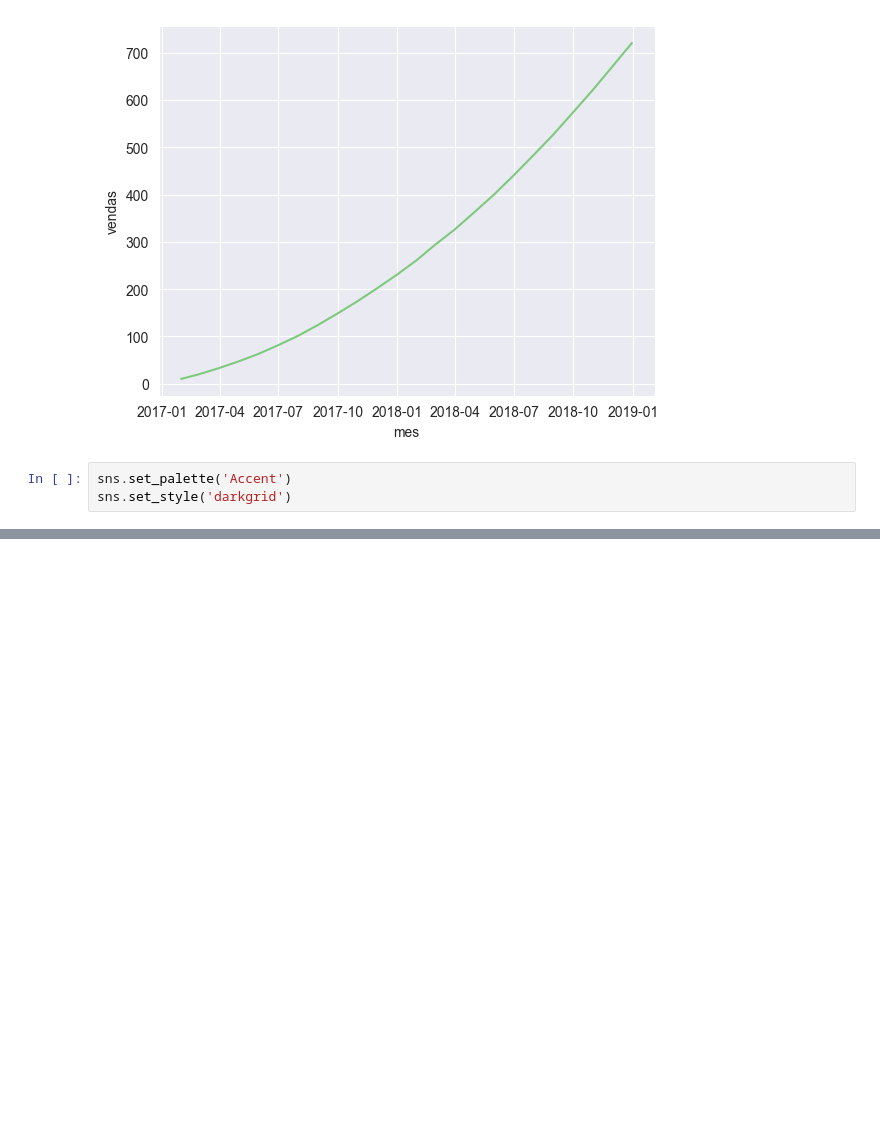
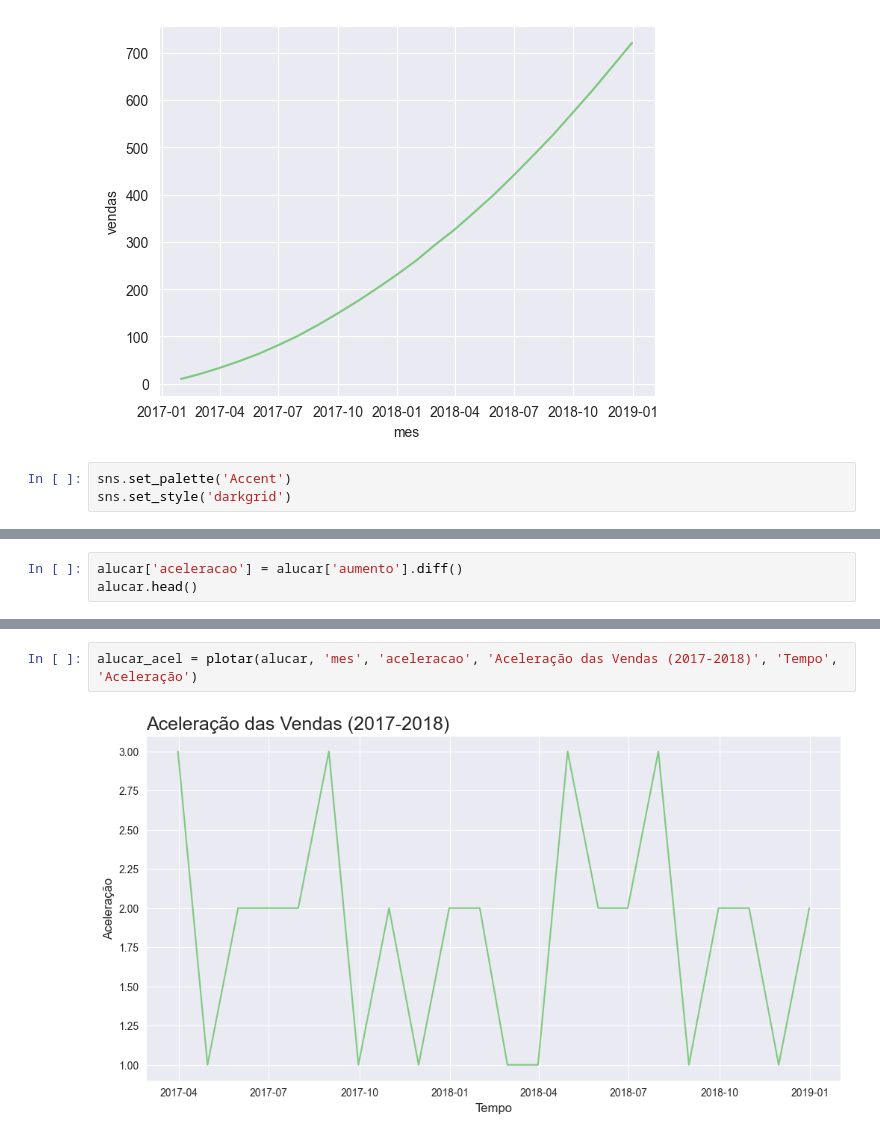
Before and after one commit to PurpleLobster31/Analise-de-series-temporais, a Jupyter notebook: Time Series.ipynb, the cells around one changed output, grey strips where cells are left out. Saved outputs shown, nothing was run; the diff lists cells and outputs as text; blank space fills up the shorter version.

```diff
--- a/Time Series.ipynb
+++ b/Time Series.ipynb
@@ -73,0 +118,3 @@ alucar_linha.figure
+# %%
+alucar['aceleracao'] = alucar['aumento'].diff()
+alucar.head()
@@ -73,0 +128,4 @@ alucar_linha.figure
+# %%
+alucar_acel = plotar(alucar, 'mes', 'aceleracao', 'Aceleração das Vendas (2017-2018)', 'Tempo', 'Aceleração')
+# %% [output]
+[figure, added]
```
Also changed, not shown: parts of 17 cells of this notebook.
